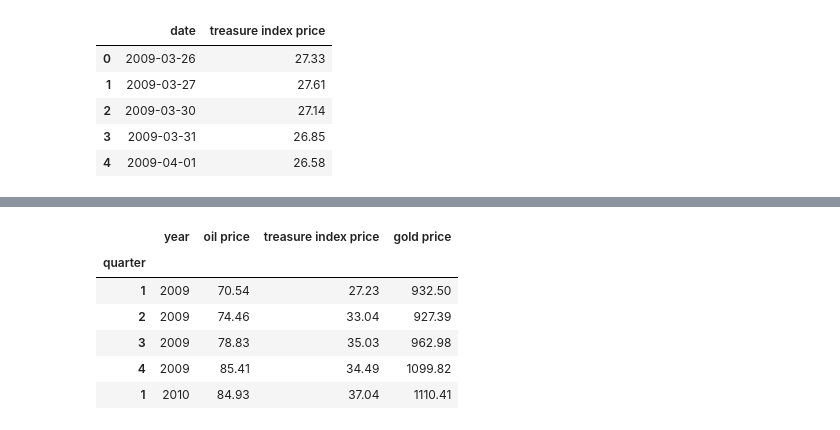
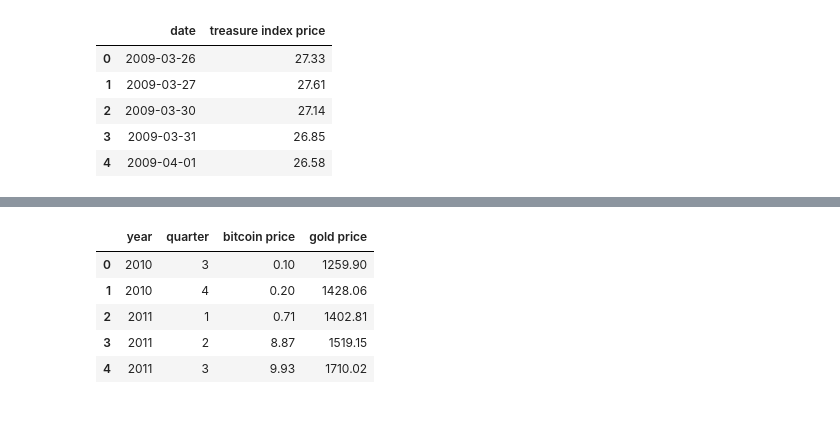
Before and after one commit to hanson0629/project1_repo, a Jupyter notebook: project1_draft.ipynb, the cells around one changed output, grey strips where cells are left out. Cells and saved outputs as stored; diff of their text form; code cells hidden in the pictures.

```diff
--- a/project1_draft.ipynb
+++ b/project1_draft.ipynb
@@ -43,4 +81,0 @@ gold_data.head()
-# %%
-gold_data=gold_data.set_index('date')
-crude_data=crude_data.set_index('date')
-treasure_data=treasure_data.set_index('date')
@@ -67,5 +125,0 @@ memory usage: 47.3+ KB
-# %%
-gold_data = gold_data.reset_index()
-crude_data = crude_data.reset_index()
-treasure_data = treasure_data.reset_index()
-gold_data.head()
@@ -158,11 +134,0 @@ join_data_quarter.head()
-# %%
-join_data_per_quarter = join_data_quarter.set_index('quarter')
-join_data_per_quarter.head()
-# %% [output]
-|  | year | oil price | treasure index price | gold price |
-| quarter |  |  |  |  |
-| 1 | 2009 | 70.54 | 27.23 | 932.50 |
-| 2 | 2009 | 74.46 | 33.04 | 927.39 |
-| 3 | 2009 | 78.83 | 35.03 | 962.98 |
-| 4 | 2009 | 85.41 | 34.49 | 1099.82 |
-| 1 | 2010 | 84.93 | 37.04 | 1110.41 |
@@ -168,0 +142,6 @@ join_data_per_quarter.head()
+# %%
+join_cpi = pd.merge(cpi_data,bitcoin_data,on='date')
+join_gold = pd.merge(bitcoin_data,gold_data,on='date')
+join_crude = pd.merge(bitcoin_data,crude_data,on='date')
+join_bloom = pd.merge(bitcoin_data,bloomberg_data,on='date')
+join_treasure = pd.merge(bitcoin_data,treasure_data,on='date')
@@ -168,0 +154,14 @@ join_data_per_quarter.head()
+# %%
+join_gold_quarter=data_groupby_q(join_gold)
+join_crude_quarter=data_groupby_q(join_crude)
+join_cpi_quarter=data_groupby_q(join_cpi)
+join_treasure_quarter=data_groupby_q(join_treasure)
+join_bloom_quarter=data_groupby_q(join_bloom)
+join_gold_quarter.head()
+# %% [output]
+|  | year | quarter | bitcoin price | gold price |
+| 0 | 2010 | 3 | 0.10 | 1259.90 |
+| 1 | 2010 | 4 | 0.20 | 1428.06 |
+| 2 | 2011 | 1 | 0.71 | 1402.81 |
+| 3 | 2011 | 2 | 8.87 | 1519.15 |
+| 4 | 2011 | 3 | 9.93 | 1710.02 |
```
Also changed, not shown: parts of 31 cells of this notebook, 9 other files.
